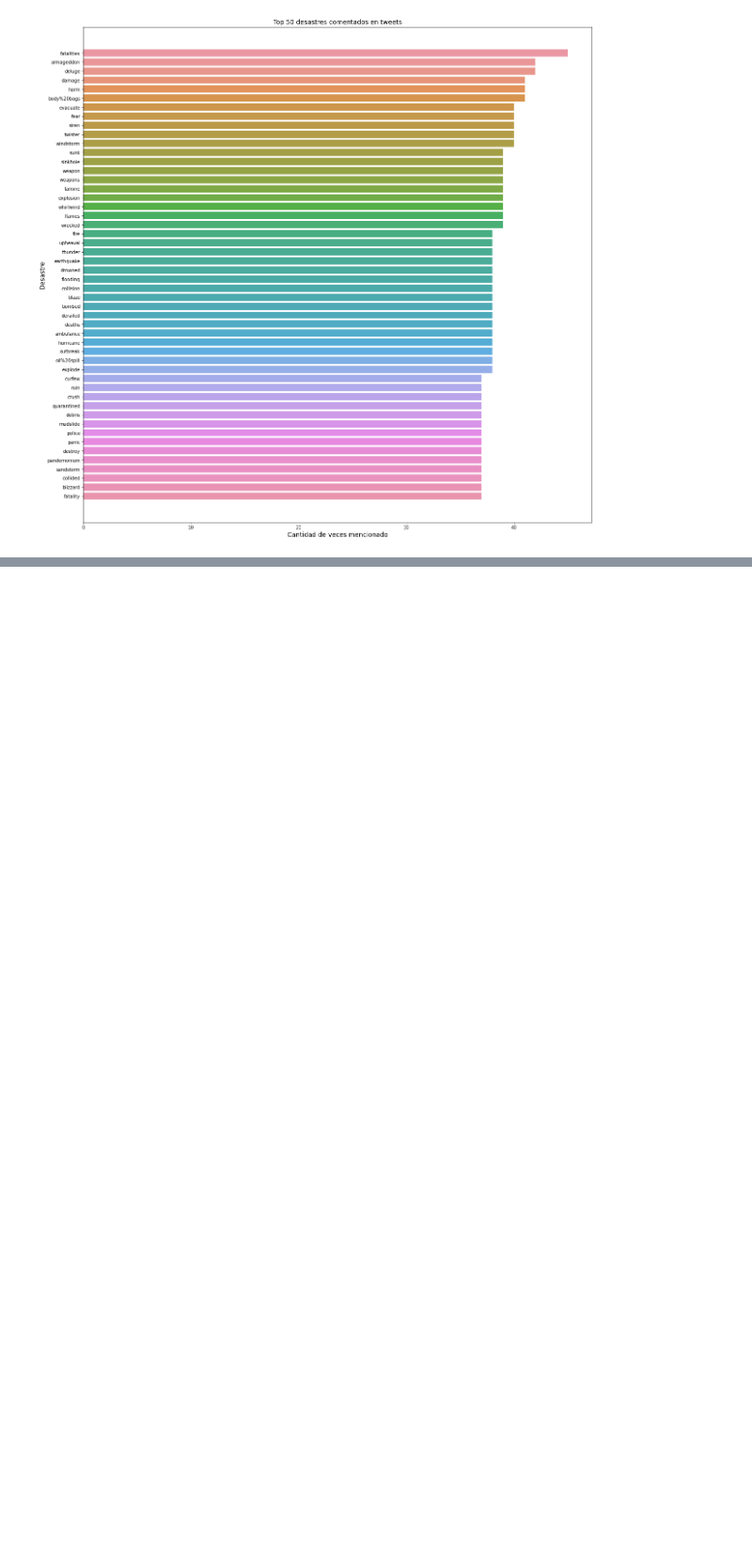
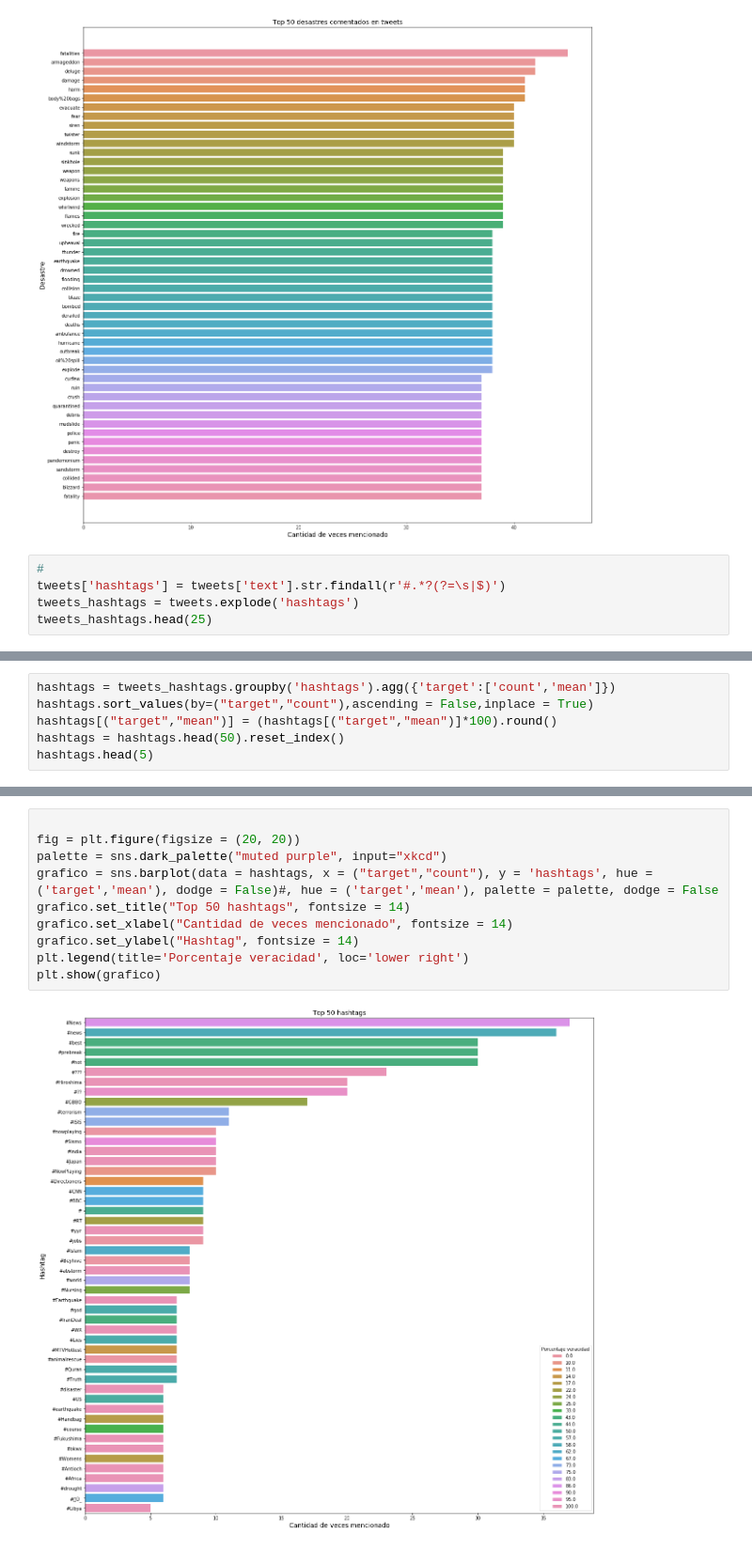
Before and after one commit to milemarchese/OrganizacionDeDatos, a Jupyter notebook: Análisis Exploratorio.ipynb, the cells around one changed output, grey strips where cells are left out. Shown at 94% size. Saved outputs shown, nothing was run; the diff lists cells and outputs as text; blank space fills up the shorter version.

Commit message:
Se agregan los hashtags mas usados y los top desastre por ubicacion

```diff
--- a/Análisis Exploratorio.ipynb
+++ b/Análisis Exploratorio.ipynb
@@ -98,3 +98,8 @@ grafico.plot()
 # %% [output]
 []
 [figure]
+# %%
+#
+tweets['hashtags'] = tweets['text'].str.findall(r'#.*?(?=\s|$)')
+tweets_hashtags = tweets.explode('hashtags')
+tweets_hashtags.head(25)
@@ -100,0 +124,6 @@ grafico.plot()
+# %%
+hashtags = tweets_hashtags.groupby('hashtags').agg({'target':['count','mean']})
+hashtags.sort_values(by=("target","count"),ascending = False,inplace = True)
+hashtags[("target","mean")] = (hashtags[("target","mean")]*100).round()
+hashtags = hashtags.head(50).reset_index()
+hashtags.head(5)
@@ -100,0 +138,12 @@ grafico.plot()
+# %%
+
+fig = plt.figure(figsize = (20, 20))
+palette = sns.dark_palette("muted purple", input="xkcd")
+grafico = sns.barplot(data = hashtags, x = ("target","count"), y = 'hashtags', hue = ('target','mean'), dodge = False)#, hue = ('target','mean'), palette = palette, dodge = False
+grafico.set_title("Top 50 hashtags", fontsize = 14)
+grafico.set_xlabel("Cantidad de veces mencionado", fontsize = 14)
+grafico.set_ylabel("Hashtag", fontsize = 14)
+plt.legend(title='Porcentaje veracidad', loc='lower right')
+plt.show(grafico)
+# %% [output]
+[figure, added]
```
Also changed, not shown: parts of 6 cells of this notebook.
